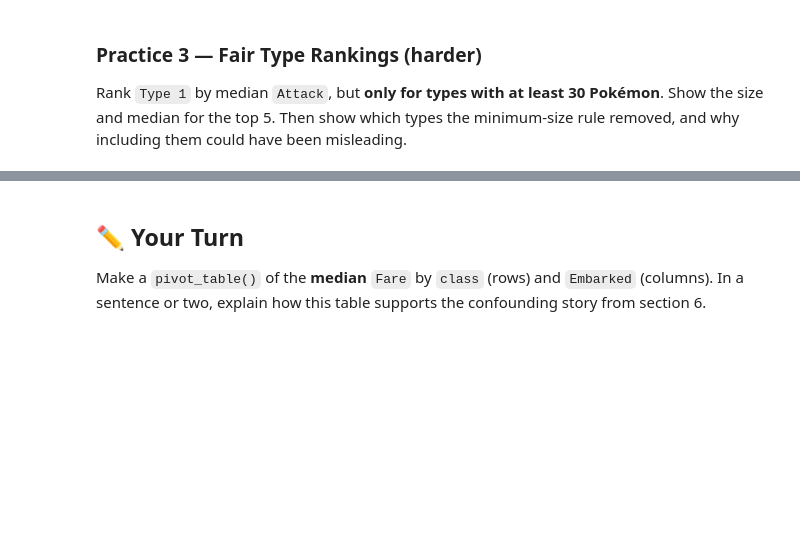
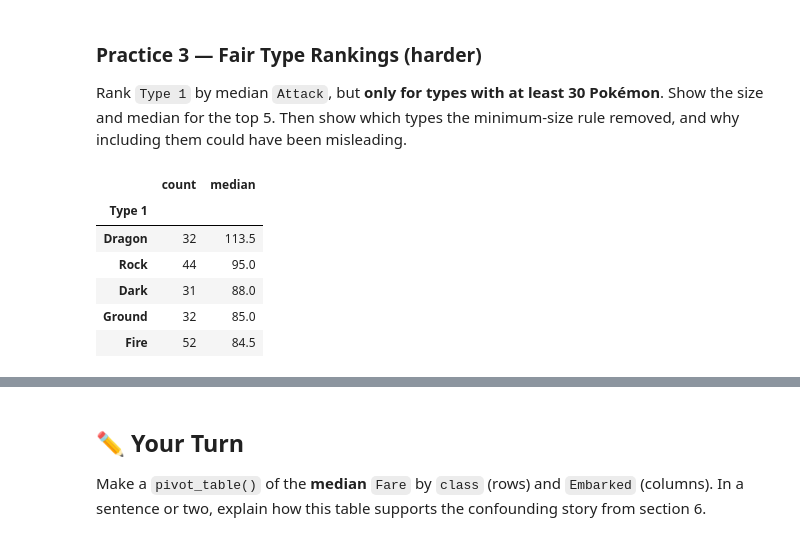
Before and after one commit to ECOKER1226/3603-data-science-coker, a Jupyter notebook: Work/07-Describing_Data/04-Comparing_Groups.ipynb, the cells around one changed output, grey strips where cells are left out. Saved outputs shown, nothing was run; the diff lists cells and outputs as text; code cells hidden in the pictures; blank space fills up the shorter version.

```diff
--- a/Work/07-Describing_Data/04-Comparing_Groups.ipynb
+++ b/Work/07-Describing_Data/04-Comparing_Groups.ipynb
@@ -167,3 +318,18 @@ Find the share of Pokémon that are Legendary in each `Generation`, as a percent
 Rank `Type 1` by median `Attack`, but **only for types with at least 30 Pokémon**. Show the size and median for the top 5. Then show which types the minimum-size rule removed, and why including them could have been misleading.
 # %%
 # Your code here
+type_stats = poke.groupby('Type 1')['Attack'].agg(
+    count=('count'),
+    median=('median')
+)
+
+large_types = type_stats[type_stats['count'] >= 30].sort_values('median', ascending=False)
+large_types.head(5)
+# %% [output]
+|  | count | median |
+| Type 1 |  |  |
+| Dragon | 32 | 113.5 |
+| Rock | 44 | 95.0 |
+| Dark | 31 | 88.0 |
+| Ground | 32 | 85.0 |
+| Fire | 52 | 84.5 |
```
Also changed, not shown: parts of 23 cells of this notebook.
